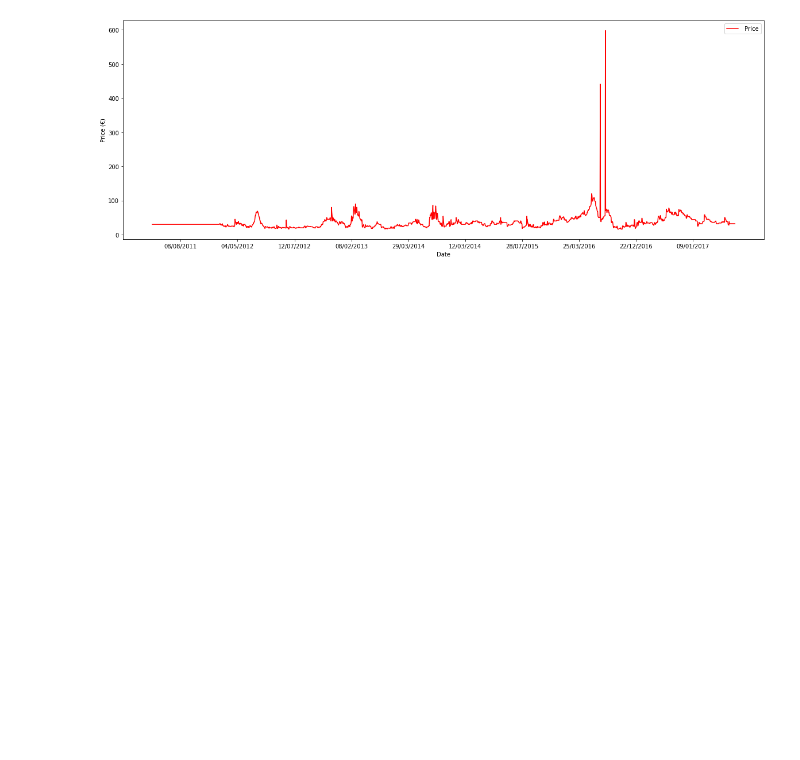
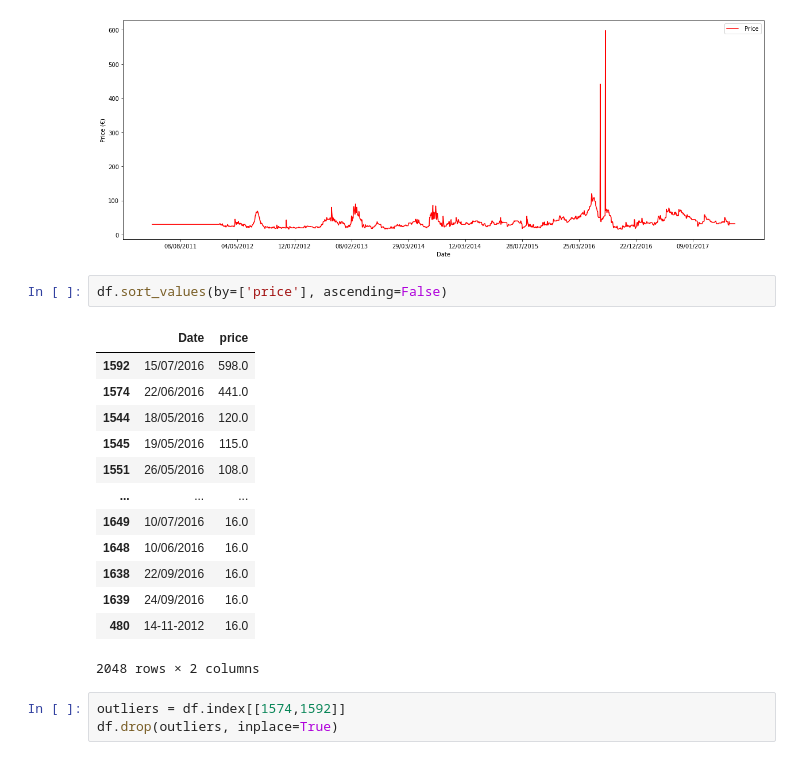
Before and after one commit to AlexandraAlmeidaGithub/Upskill, a Jupyter notebook: Projeto Alexandra Almeida.ipynb, the cells around one changed output. Drawn from its saved outputs; the diff is of its cells as text; blank space fills up the shorter version.

```diff
--- a/Projeto Alexandra Almeida.ipynb
+++ b/Projeto Alexandra Almeida.ipynb
@@ -71,3 +70,22 @@ plt.legend()
 plt.show()
 # %% [output]
 [figure]
+# %%
+df.sort_values(by=['price'], ascending=False)
+# %% [output]
+|  | Date | price |
+| 1592 | 15/07/2016 | 598.0 |
+| 1574 | 22/06/2016 | 441.0 |
+| 1544 | 18/05/2016 | 120.0 |
+| 1545 | 19/05/2016 | 115.0 |
+| 1551 | 26/05/2016 | 108.0 |
+| ... | ... | ... |
+| 1649 | 10/07/2016 | 16.0 |
+| 1648 | 10/06/2016 | 16.0 |
+| 1638 | 22/09/2016 | 16.0 |
+| 1639 | 24/09/2016 | 16.0 |
+| 480 | 14-11-2012 | 16.0 |
+2048 rows × 2 columns
+# %%
+outliers = df.index[[1574,1592]]
+df.drop(outliers, inplace=True)
```
Also changed, not shown: parts of 3 cells of this notebook.
